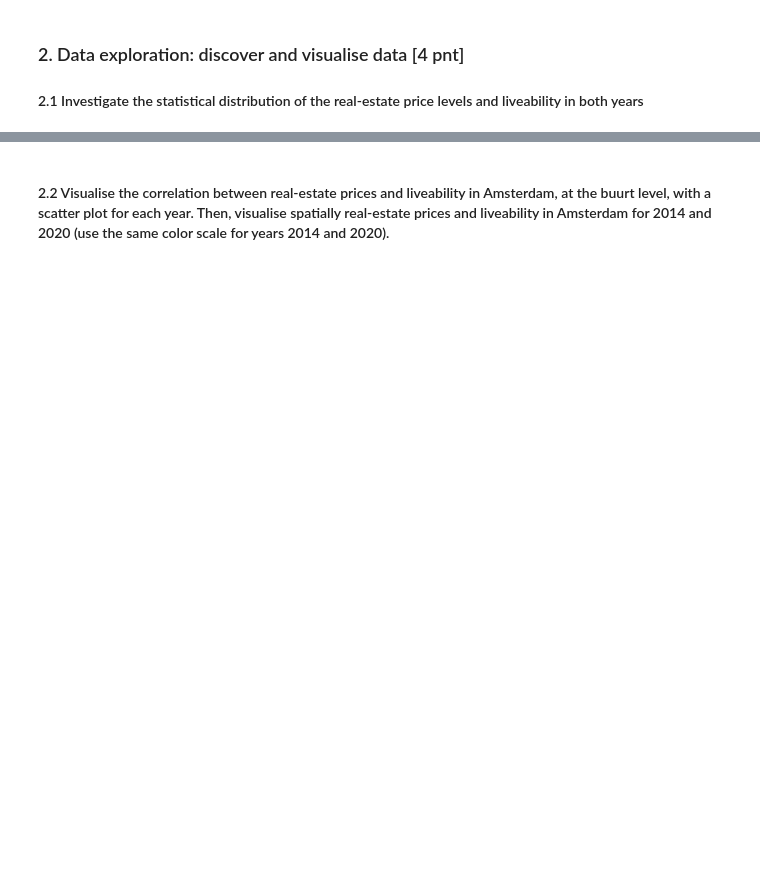
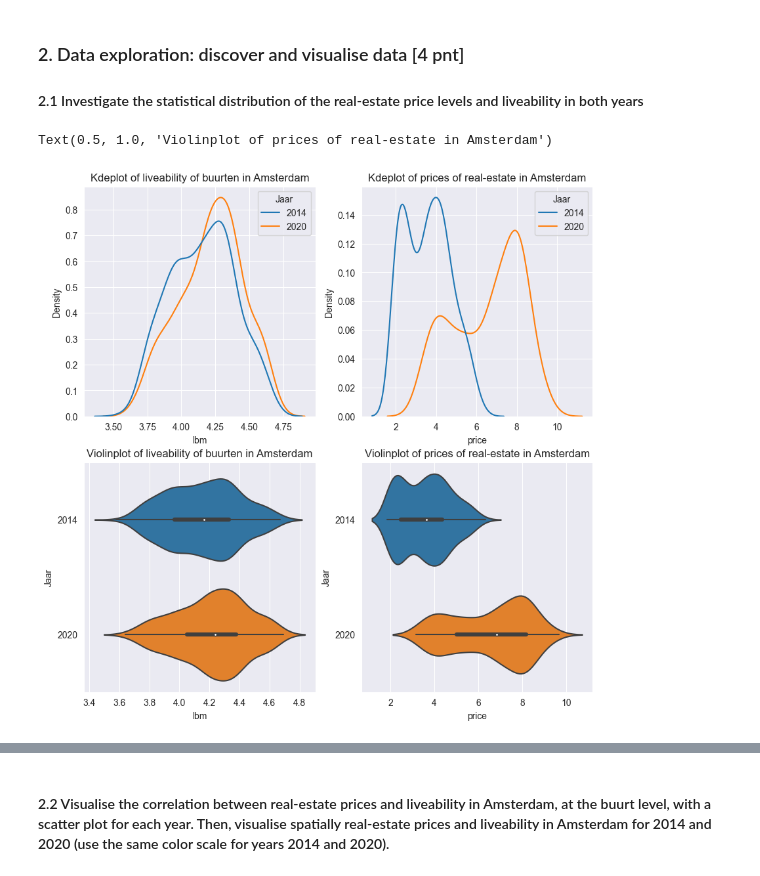
Before and after one commit to hjdeheer/TPM34A_Lab, a Jupyter notebook: Assignments/assignment_01/assignment_01.ipynb, the cells around one changed output, grey strips where cells are left out. Drawn from its saved outputs; the diff is of its cells as text; code cells hidden in the pictures; blank space fills up the shorter version.

```diff
--- a/Assignments/assignment_01/assignment_01.ipynb
+++ b/Assignments/assignment_01/assignment_01.ipynb
@@ -103,0 +180,4 @@ pd.set_option('display.max_columns', None)
+# %%
+#Drop buurten with NaN name
+buurt_pop_data.dropna(subset=['BU_NAAM'], inplace=True)
+print(buurt_pop_data.isna().sum().sum())
@@ -104,2 +213,18 @@ pd.set_option('display.max_columns', None)
 # %% [markdown]
 #### 1.3 Add the geographic component of the buurten to your data
+# %%
+buurt_shape.rename(columns={"bu_code": "BU_CODE"}, inplace=True)
+
+df_2014 = pd.merge(buurt_shape, merged_2014_df, on="BU_CODE", how="inner")
+df_2020 = pd.merge(buurt_shape, merged_2020_df, on="BU_CODE", how="inner")
+
+
+#Drop redundant columns
+df_2014.drop(columns=["bu_naam_x", "bu_naam_y"], inplace=True)
+df_2020.drop(columns=["bu_naam_x", "bu_naam_y"], inplace=True)
+
+
+
+print(len(df_2014), len(df_2020))
+
+df_2014.head()
@@ -106,3 +248,23 @@ pd.set_option('display.max_columns', None)
 # %% [markdown]
 ### 2. Data exploration: discover and visualise data [4 pnt]
 #### 2.1 Investigate the statistical distribution of the real-estate price levels and liveability in both years
+# %%
+#Merge 2 datasets in 1 for easier plotting:
+concatenated = pd.concat([df_2014.assign(dataset='df_2014'), df_2020.assign(dataset='df_2020')]).fillna(0).reset_index()
+concatenated['price'] = concatenated.price_2014 + concatenated.price_2020
+concatenated['jaar'] = concatenated['jaar'].astype(str)
+concatenated.rename(columns={'jaar': "Jaar"}, inplace=True)
+fig, ax = plt.subplots(2, 2, figsize = (10, 10))
+
+sns.kdeplot(data=concatenated, x="lbm", hue="Jaar", ax=ax[0][0])
+sns.kdeplot(data=concatenated, x="price", hue="Jaar", ax=ax[0][1])
+sns.violinplot(data=concatenated, x="lbm", y="Jaar", ax=ax[1][0])
+sns.violinplot(data=concatenated, x="price", y="Jaar", ax=ax[1][1])
+
+ax[0][0].set_title("Kdeplot of liveability of buurten in Amsterdam")
+ax[0][1].set_title("Kdeplot of prices of real-estate in Amsterdam")
+ax[1][0].set_title("Violinplot of liveability of buurten in Amsterdam")
+ax[1][1].set_title("Violinplot of prices of real-estate in Amsterdam")
+# %% [output]
+Text(0.5, 1.0, 'Violinplot of prices of real-estate in Amsterdam')
+[figure, added]
```
Also changed, not shown: parts of 27 cells of this notebook.
